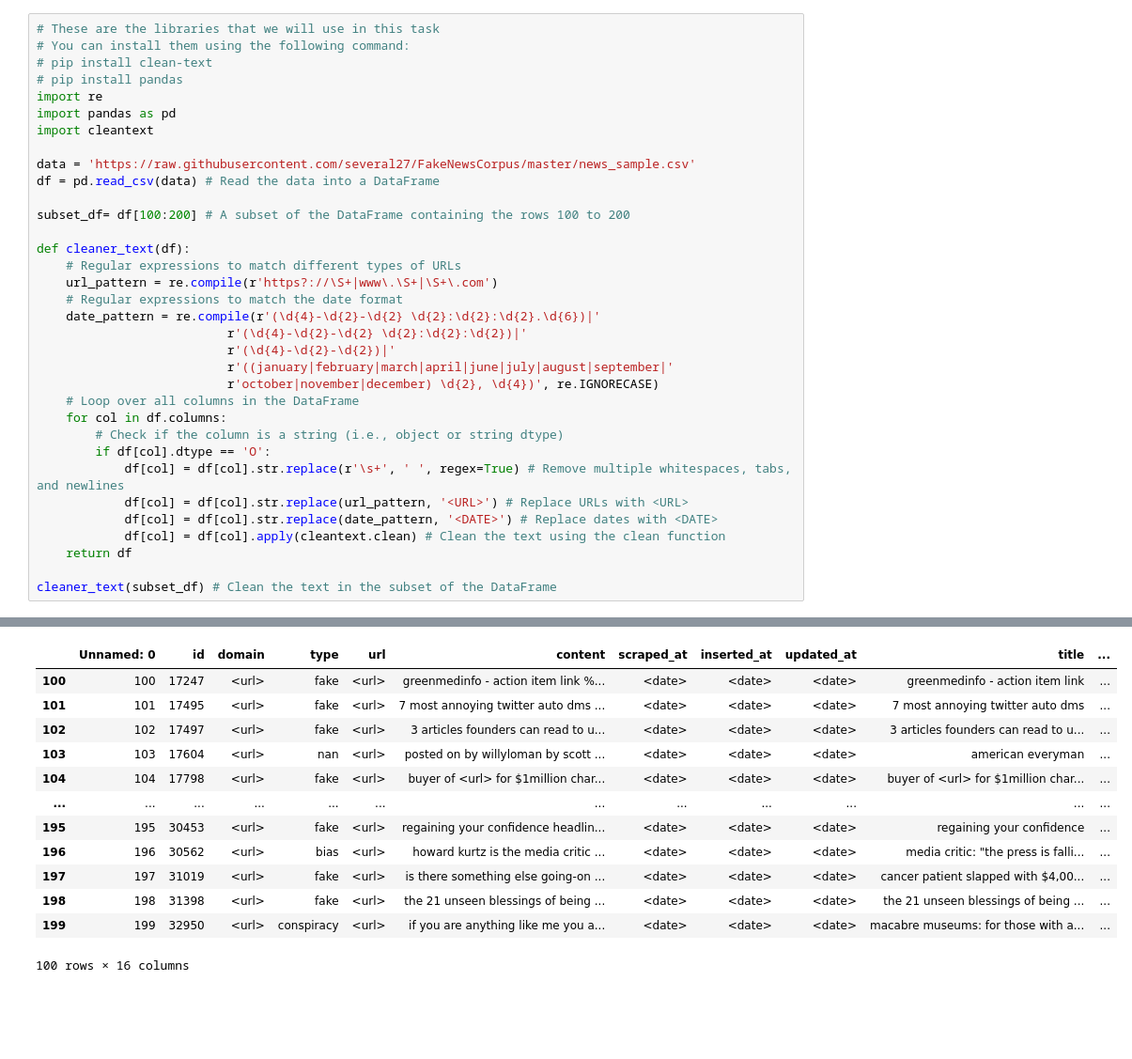
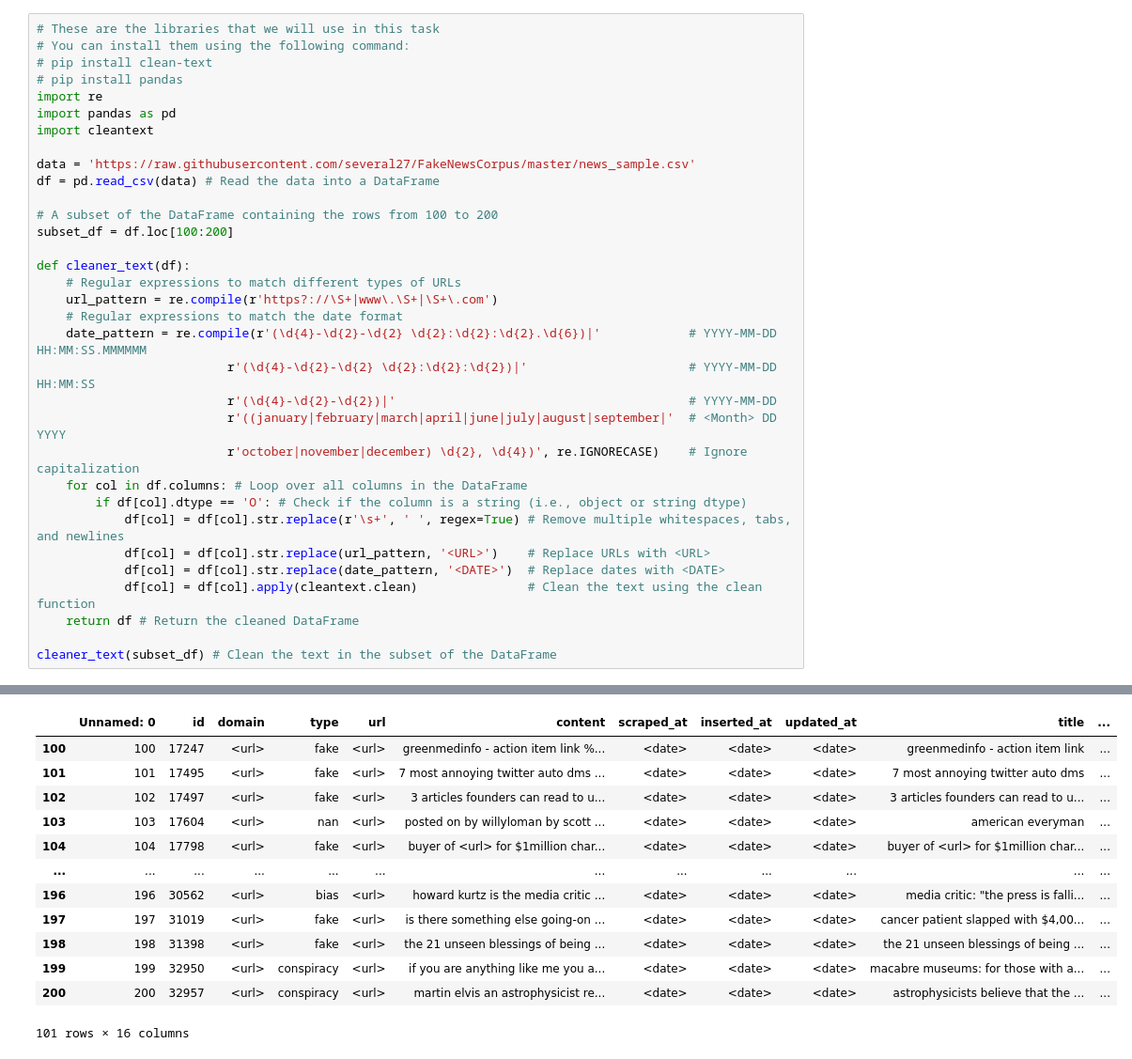
Before and after one commit to twentytwentycph/dataScienceEksamen, a Jupyter notebook: Task_1.ipynb, the cells around one changed output, grey strips where cells are left out. Shown at 94% size. Cells and saved outputs as stored; diff of their text form; blank space fills up the shorter version.

```diff
--- a/Task_1.ipynb
+++ b/Task_1.ipynb
@@ -10,26 +10,25 @@ import cleantext
 data = 'https://raw.githubusercontent.com/several27/FakeNewsCorpus/master/news_sample.csv'
 df = pd.read_csv(data) # Read the data into a DataFrame
 
-subset_df= df[100:200] # A subset of the DataFrame containing the rows 100 to 200
+# A subset of the DataFrame containing the rows from 100 to 200
+subset_df = df.loc[100:200]
 
 def cleaner_text(df):
     # Regular expressions to match different types of URLs
     url_pattern = re.compile(r'https?://\S+|www\.\S+|\S+\.com')
     # Regular expressions to match the date format
-    date_pattern = re.compile(r'(\d{4}-\d{2}-\d{2} \d{2}:\d{2}:\d{2}.\d{6})|'
-                          r'(\d{4}-\d{2}-\d{2} \d{2}:\d{2}:\d{2})|'
-                          r'(\d{4}-\d{2}-\d{2})|'
-                          r'((january|february|march|april|june|july|august|september|'
-                          r'october|november|december) \d{2}, \d{4})', re.IGNORECASE)
-    # Loop over all columns in the DataFrame
-    for col in df.columns:
-        # Check if the column is a string (i.e., object or string dtype)
-        if df[col].dtype == 'O':
+    date_pattern = re.compile(r'(\d{4}-\d{2}-\d{2} \d{2}:\d{2}:\d{2}.\d{6})|'            # YYYY-MM-DD HH:MM:SS.MMMMMM
+                          r'(\d{4}-\d{2}-\d{2} \d{2}:\d{2}:\d{2})|'                      # YYYY-MM-DD HH:MM:SS
+                          r'(\d{4}-\d{2}-\d{2})|'                                        # YYYY-MM-DD
+                          r'((january|february|march|april|june|july|august|september|'  # <Month> DD YYYY
+                          r'october|november|december) \d{2}, \d{4})', re.IGNORECASE)    # Ignore capitalization
+    for col in df.columns: # Loop over all columns in the DataFrame
+        if df[col].dtype == 'O': # Check if the column is a string (i.e., object or string dtype)
             df[col] = df[col].str.replace(r'\s+', ' ', regex=True) # Remove multiple whitespaces, tabs, and newlines
-            df[col] = df[col].str.replace(url_pattern, '<URL>') # Replace URLs with <URL>
-            df[col] = df[col].str.replace(date_pattern, '<DATE>') # Replace dates with <DATE>
-            df[col] = df[col].apply(cleantext.clean) # Clean the text using the clean function
-    return df
+            df[col] = df[col].str.replace(url_pattern, '<URL>')    # Replace URLs with <URL>
+            df[col] = df[col].str.replace(date_pattern, '<DATE>')  # Replace dates with <DATE>
+            df[col] = df[col].apply(cleantext.clean)               # Clean the text using the clean function
+    return df # Return the cleaned DataFrame
 
 cleaner_text(subset_df) # Clean the text in the subset of the DataFrame
 # %% [output]
@@ -56,13 +55,13 @@ See the caveats in the documentation: https://pandas.pydata.org/pandas-docs/stab
 |  | Unnamed: 0 | id | domain | type | url | content | scraped_at | inserted_at | updated_at | title | ... |
 | 100 | 100 | 17247 | <url> | fake | <url> | greenmedinfo - action item link %... | <date> | <date> | <date> | greenmedinfo - action item link | ... |
 | 101 | 101 | 17495 | <url> | fake | <url> | 7 most annoying twitter auto dms ... | <date> | <date> | <date> | 7 most annoying twitter auto dms | ... |
 | 102 | 102 | 17497 | <url> | fake | <url> | 3 articles founders can read to u... | <date> | <date> | <date> | 3 articles founders can read to u... | ... |
 | 103 | 103 | 17604 | <url> | nan | <url> | posted on by willyloman by scott ... | <date> | <date> | <date> | american everyman | ... |
 | 104 | 104 | 17798 | <url> | fake | <url> | buyer of <url> for $1million char... | <date> | <date> | <date> | buyer of <url> for $1million char... | ... |
 | ... | ... | ... | ... | ... | ... | ... | ... | ... | ... | ... | ... |
-| 195 | 195 | 30453 | <url> | fake | <url> | regaining your confidence headlin... | <date> | <date> | <date> | regaining your confidence | ... |
 | 196 | 196 | 30562 | <url> | bias | <url> | howard kurtz is the media critic ... | <date> | <date> | <date> | media critic: "the press is falli... | ... |
 | 197 | 197 | 31019 | <url> | fake | <url> | is there something else going-on ... | <date> | <date> | <date> | cancer patient slapped with $4,00... | ... |
 | 198 | 198 | 31398 | <url> | fake | <url> | the 21 unseen blessings of being ... | <date> | <date> | <date> | the 21 unseen blessings of being ... | ... |
 | 199 | 199 | 32950 | <url> | conspiracy | <url> | if you are anything like me you a... | <date> | <date> | <date> | macabre museums: for those with a... | ... |
+| 200 | 200 | 32957 | <url> | conspiracy | <url> | martin elvis an astrophysicist re... | <date> | <date> | <date> | astrophysicists believe that the ... | ... |
-100 rows × 16 columns
+101 rows × 16 columns
```
Also changed, not shown: parts of 1 cell of this notebook.
